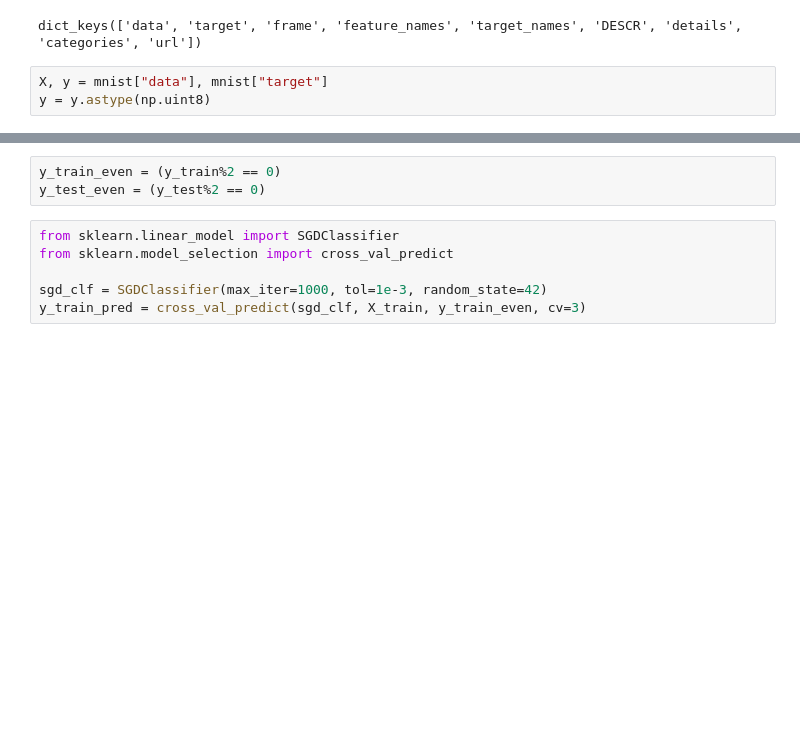
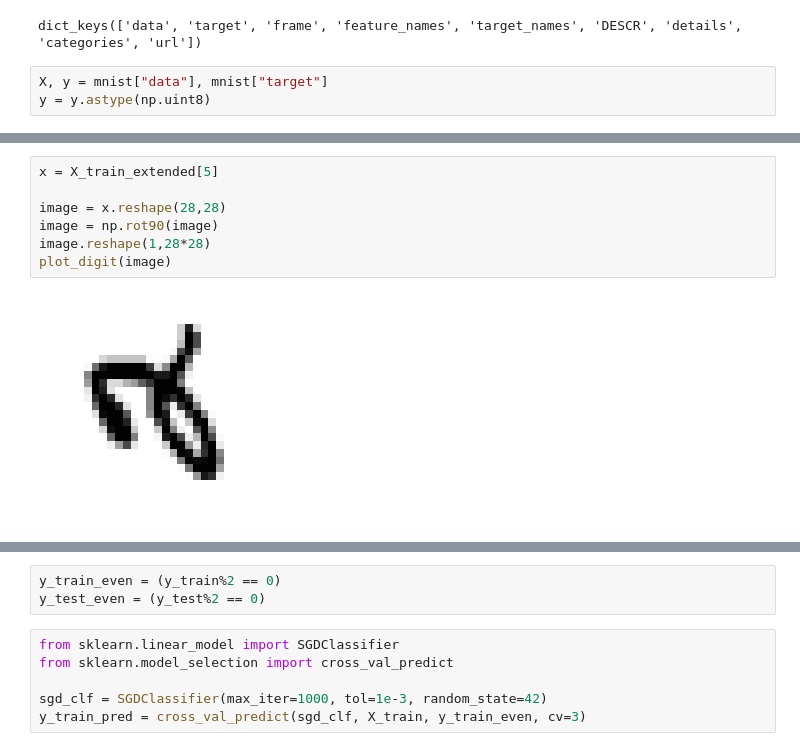
Before and after one commit to grobbie94/handson-ml2, a Jupyter notebook: chap3_rb.ipynb, the cells around one changed output, grey strips where cells are left out. Drawn from its saved outputs; the diff is of its cells as text; blank space fills up the shorter version.

```diff
--- a/chap3_rb.ipynb
+++ b/chap3_rb.ipynb
@@ -66,0 +69,9 @@ plot_digit(X[0])
+# %%
+x = X_train_extended[5]
+
+image = x.reshape(28,28)
+image = np.rot90(image)
+image.reshape(1,28*28)
+plot_digit(image)
+# %% [output]
+[figure, added]
```
Also changed, not shown: parts of 13 cells of this notebook.
